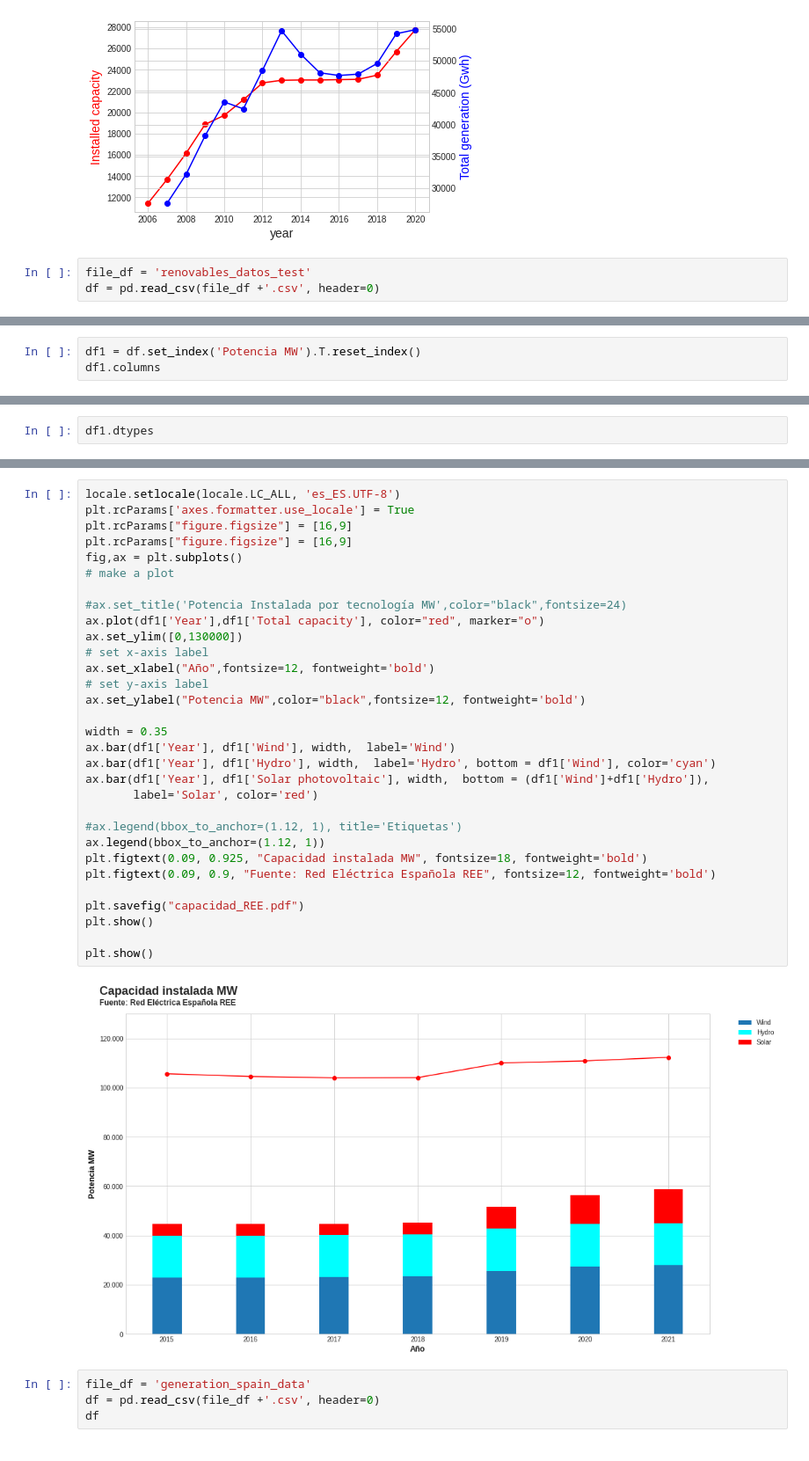
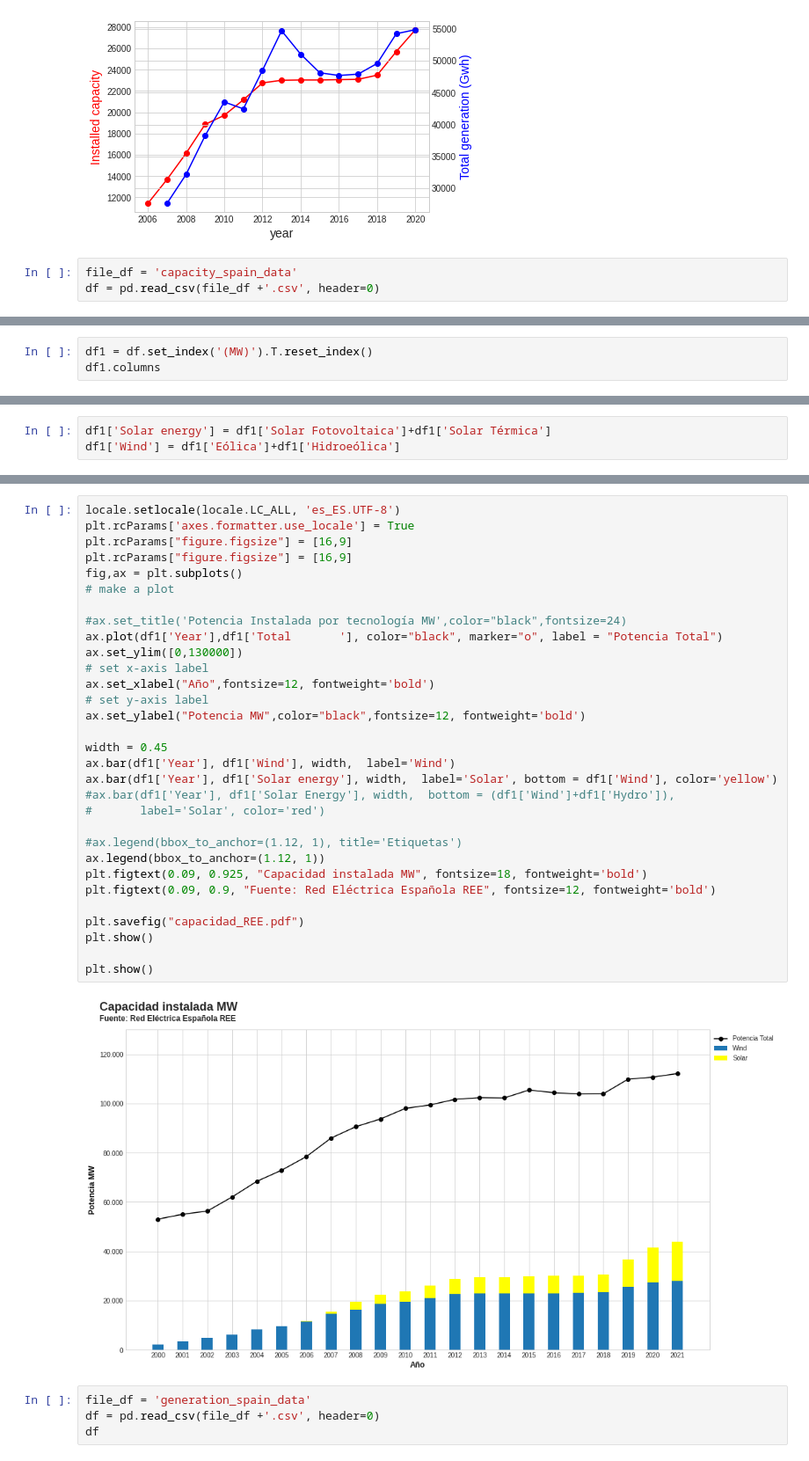
Before and after one commit to castorgit/Renewables-stats, a Jupyter notebook: Renewables_spain_increase.ipynb, the cells around one changed output, grey strips where cells are left out. Shown at 88% size. Cells and saved outputs as stored; diff of their text form.

```diff
--- a/Renewables_spain_increase.ipynb
+++ b/Renewables_spain_increase.ipynb
@@ -40,6 +40,6 @@ plt.show()
 # %% [output]
 [figure]
 # %%
-file_df = 'renovables_datos_test'
+file_df = 'capacity_spain_data'
 df = pd.read_csv(file_df +'.csv', header=0)
 # %%
@@ -57,4 +66,4 @@ dtype: object
 # %%
-df1 = df.set_index('Potencia MW').T.reset_index()
+df1 = df.set_index('(MW)').T.reset_index()
 df1.columns
 # %% [output]
@@ -79,2 +100,3 @@ df1
 # %%
-df1.dtypes
+df1['Solar energy'] = df1['Solar Fotovoltaica']+df1['Solar Térmica']
+df1['Wind'] = df1['Eólica']+df1['Hidroeólica']
@@ -99,36 +103,36 @@ dtype: object
 # %%
 locale.setlocale(locale.LC_ALL, 'es_ES.UTF-8')
 plt.rcParams['axes.formatter.use_locale'] = True
 plt.rcParams["figure.figsize"] = [16,9]
 plt.rcParams["figure.figsize"] = [16,9]
 fig,ax = plt.subplots()
 # make a plot
 
 #ax.set_title('Potencia Instalada por tecnología MW',color="black",fontsize=24)
-ax.plot(df1['Year'],df1['Total capacity'], color="red", marker="o")
+ax.plot(df1['Year'],df1['Total       '], color="black", marker="o", label = "Potencia Total")
 ax.set_ylim([0,130000])
 # set x-axis label
 ax.set_xlabel("Año",fontsize=12, fontweight='bold')
 # set y-axis label
 ax.set_ylabel("Potencia MW",color="black",fontsize=12, fontweight='bold')
 
-width = 0.35
+width = 0.45
 ax.bar(df1['Year'], df1['Wind'], width,  label='Wind')
-ax.bar(df1['Year'], df1['Hydro'], width,  label='Hydro', bottom = df1['Wind'], color='cyan')
-ax.bar(df1['Year'], df1['Solar photovoltaic'], width,  bottom = (df1['Wind']+df1['Hydro']),
-       label='Solar', color='red')
+ax.bar(df1['Year'], df1['Solar energy'], width,  label='Solar', bottom = df1['Wind'], color='yellow')
+#ax.bar(df1['Year'], df1['Solar Energy'], width,  bottom = (df1['Wind']+df1['Hydro']),
+#       label='Solar', color='red')
 
 #ax.legend(bbox_to_anchor=(1.12, 1), title='Etiquetas')
 ax.legend(bbox_to_anchor=(1.12, 1))
 plt.figtext(0.09, 0.925, "Capacidad instalada MW", fontsize=18, fontweight='bold')
 plt.figtext(0.09, 0.9, "Fuente: Red Eléctrica Española REE", fontsize=12, fontweight='bold')
 
 plt.savefig("capacidad_REE.pdf")
 plt.show()
 
 plt.show()
 # %% [output]
-[figure, old version]
+[figure, new version]
 # %%
 file_df = 'generation_spain_data'
 df = pd.read_csv(file_df +'.csv', header=0)
```
Also changed, not shown: parts of 4 cells of this notebook, 1 other file.
